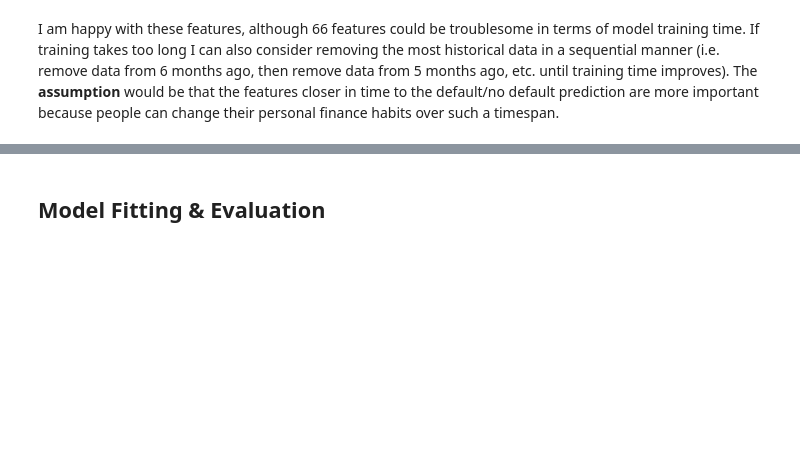
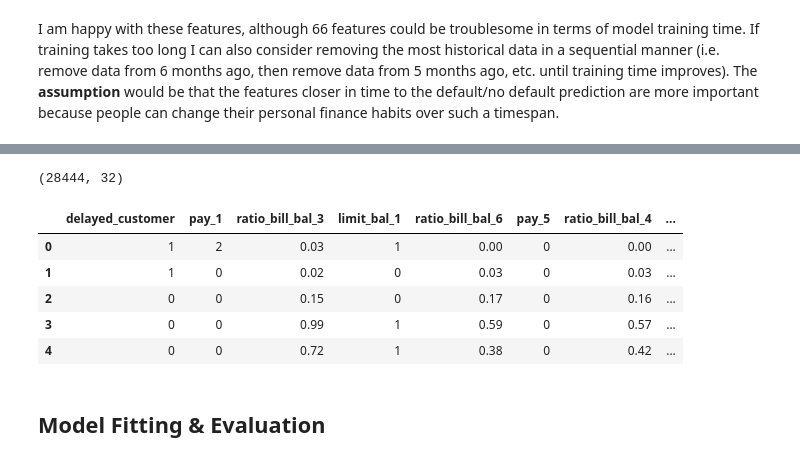
Before and after one commit to pierrewinter/CreditSesame, a Jupyter notebook: credit_default_prediction.ipynb, the cells around one changed output, grey strips where cells are left out. Drawn from its saved outputs; the diff is of its cells as text; code cells hidden in the pictures; blank space fills up the shorter version.

```diff
--- a/credit_default_prediction.ipynb
+++ b/credit_default_prediction.ipynb
@@ -544,2 +627,16 @@ ValueError: Input contains NaN, infinity or a value too large for dtype('float64
+# %%
+#Prepare for modeling by only including these features in the final dataset
+
+X = X[coefs_sorted['feature'].values]
+X.shape
+X.head()
+# %% [output]
+(28444, 32)
+|  | delayed_customer | pay_1 | ratio_bill_bal_3 | limit_bal_1 | ratio_bill_bal_6 | pay_5 | ratio_bill_bal_4 | ... |
+| 0 | 1 | 2 | 0.03 | 1 | 0.00 | 0 | 0.00 | ... |
+| 1 | 1 | 0 | 0.02 | 0 | 0.03 | 0 | 0.03 | ... |
+| 2 | 0 | 0 | 0.15 | 0 | 0.17 | 0 | 0.16 | ... |
+| 3 | 0 | 0 | 0.99 | 1 | 0.59 | 0 | 0.57 | ... |
+| 4 | 0 | 0 | 0.72 | 1 | 0.38 | 0 | 0.42 | ... |
 # %% [markdown]
 ## Model Fitting & Evaluation
```
Also changed, not shown: parts of 21 cells of this notebook.
